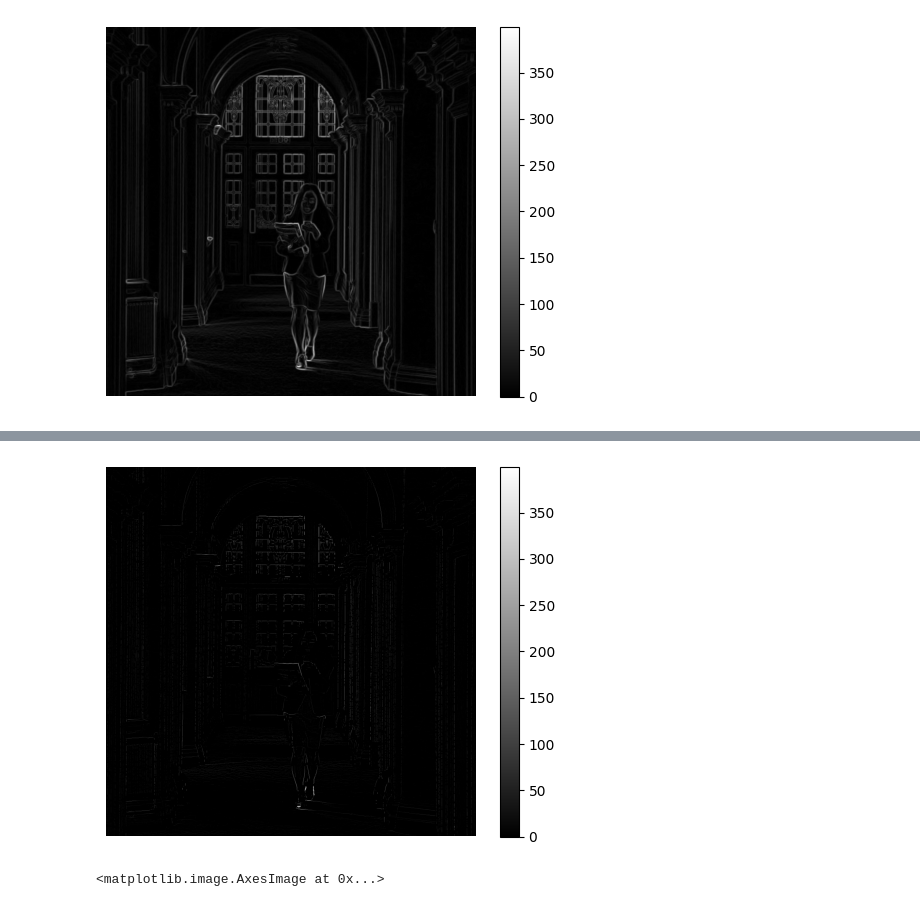
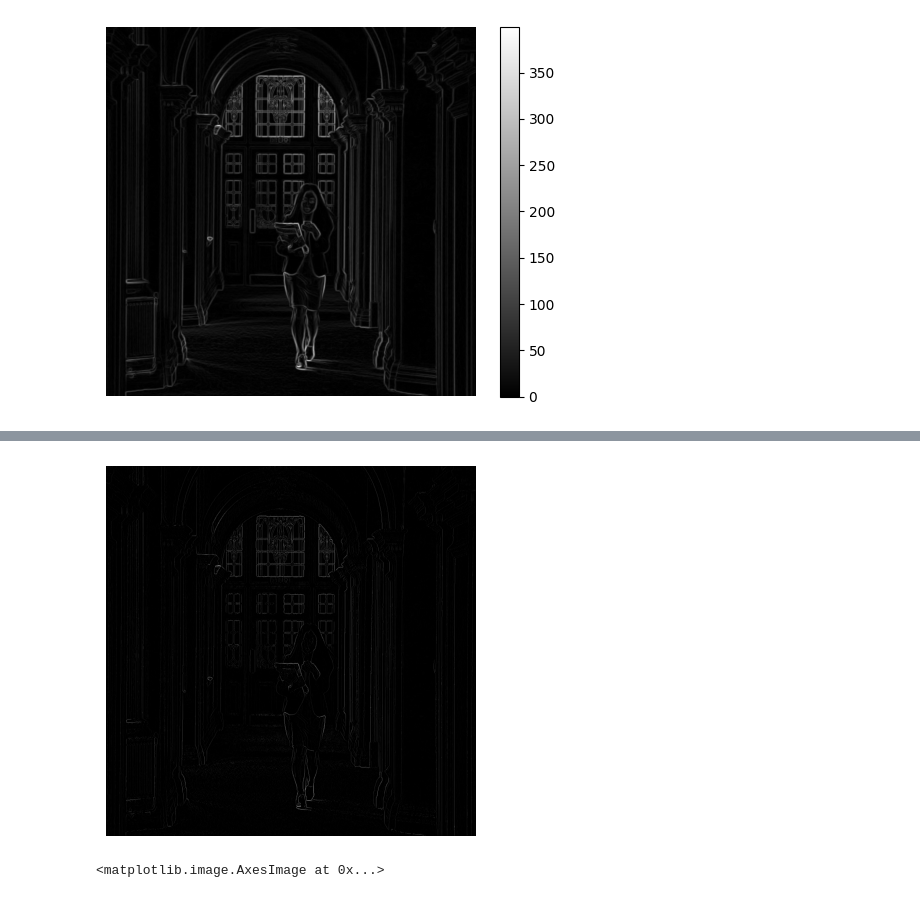
Before and after one commit to sit-xinli/cv-course4, a Jupyter notebook: edge-demo.ipynb, the cells around one changed output, grey strips where cells are left out. Saved outputs shown, nothing was run; the diff lists cells and outputs as text; code cells hidden in the pictures.

```diff
--- a/edge-demo.ipynb
+++ b/edge-demo.ipynb
@@ -61,6 +61,6 @@ plt.colorbar(orientation='vertical')
 # %%
 #　gradient_directionの最小レベルでの閾値の大きさを決める
-min_threshold = 200
+min_threshold = 100
 # 方向の閾値処理(最小値200以下を0にする)
 modified_gradient_direction = np.where(gradient_magnitude > min_threshold, gradient_direction, 0)
 
@@ -68,5 +68,4 @@ modified_gradient_direction = np.where(gradient_magnitude > min_threshold, gradi
 plt.axis('off')
 # 結果を表示
 plt.imshow(modified_gradient_direction, cmap='gray')
-plt.colorbar(orientation='vertical')
 # %% [output]
@@ -75,45 +74,73 @@ plt.colorbar(orientation='vertical')
 # %%
-#　gradient_magnitudeを最大抑制（NMS）処理
+#　gradient_magnitudeを最大抑制（NMS）処理, バイリニア補間あり。
+
+def bilinear_interpolate(img, width, height, x, y):
+        """
+        img: 2D配列, x: 列座標, y: 行座標
+        """
+        if x < 0 or x >= width-1 or y < 0 or y >= height-1:
+            return 0.0
+        x0, y0 = int(np.floor(x)), int(np.floor(y))
+        x1, y1 = x0 + 1, y0 + 1
+        Ia = img[y0, x0]
+        Ib = img[y0, x1]
+        Ic = img[y1, x0]
+        Id = img[y1, x1]
+        wa = (x1 - x) * (y1 - y)
+        wb = (x - x0) * (y1 - y)
+        wc = (x1 - x) * (y - y0)
+        wd = (x - x0) * (y - y0)
+        return wa*Ia + wb*Ib + wc*Ic + wd*Id
+
 def non_max_suppression(gradient_magnitude, gradient_direction):
-    # 画像のサイズを取得
+    """
+    バイリニア補間を使った非最大抑制
+
+    Parameters:
+    - gradient_magnitude: 勾配強度の2D配列
+    - gradient_direction: 勾配方向（度）の2D配列
+
+    Returns:
+    - output: 非最大抑制後の2D配列
+    """
     height, width = gradient_magnitude.shape
-    # 出力画像を初期化
     output = np.zeros((height, width), dtype=np.float32)
 
     # 角度をラジアンに変換
     angle = gradient_direction * np.pi / 180.0
 
+
+
     for i in range(1, height - 1):
         for j in range(1, width - 1):
-            # 勾配方向に基づいて隣接ピクセルのインデックスを計算
-            q = 255
-            r = 255
+            theta = angle[i, j]
+            # 勾配方向の単位ベクトル
+            dx = np.cos(theta)
+            dy = np.sin(theta)
 
-            if (0 <= angle[i, j] < np.pi / 8) or (7 * np.pi / 8 <= angle[i, j] <= np.pi):
-                q = gradient_magnitude[i, j + 1]
-                r = gradient_magnitude[i, j - 1]
-            elif (np.pi / 8 <= angle[i, j] < 3 * np.pi / 8):
-                q = gradient_magnitude[i + 1, j - 1]
-                r = gradient_magnitude[i - 1, j + 1]
-            elif (3 * np.pi / 8 <= angle[i, j] < 5 * np.pi / 8):
-                q = gradient_magnitude[i + 1, j]
-                r = gradient_magnitude[i - 1, j]
-            elif (5 * np.pi / 8 <= angle[i, j] < 7 * np.pi / 8):
-                q = gradient_magnitude[i - 1, j - 1]
-                r = gradient_magnitude[i + 1, j + 1]
+            # ① 正方向サンプリング点
+            x_pos = j + dx
+            y_pos = i + dy
+            q = bilinear_interpolate(gradient_magnitude,width,height, x_pos, y_pos)
+
+            # ② 逆方向サンプリング点
+            x_neg = j - dx
+            y_neg = i - dy
+            r = bilinear_interpolate(gradient_magnitude, width,height,x_neg, y_neg)
 
             # 非最大抑制
-            if (gradient_magnitude[i, j] >= q) and (gradient_magnitude[i, j] >= r):
-                output[i, j] = gradient_magnitude[i, j]
+            mag = gradient_magnitude[i, j]
+            if mag >= q and mag >= r:
+                output[i, j] = mag
             else:
-                output[i, j] = 0
+                output[i, j] = 0.0
 
     return output
+
 # NMSを適用
-nms_result = non_max_suppression(gradient_magnitude, gradient_direction)
+nms_result = non_max_suppression(gradient_magnitude, modified_gradient_direction)
 # labelオフ
 plt.axis('off')
 # 結果を表示
 plt.imshow(nms_result, cmap='gray')
-plt.colorbar(orientation='vertical')
 # %% [output]
@@ -121,4 +148,4 @@ plt.colorbar(orientation='vertical')
-[figure, old version]
+[figure, new version]
 # %%
 # Cannyエッジ検出を適用、シガマ=1.4, 𝑡_𝑙𝑜𝑤=0.05,　𝑡_ℎ𝑖𝑔ℎ=0.1
 #cv2.Canny()にはシガマの引数はないので、ガウスフィルタで平滑化してからCannyを適用
```
Also changed, not shown: parts of 3 cells of this notebook.
